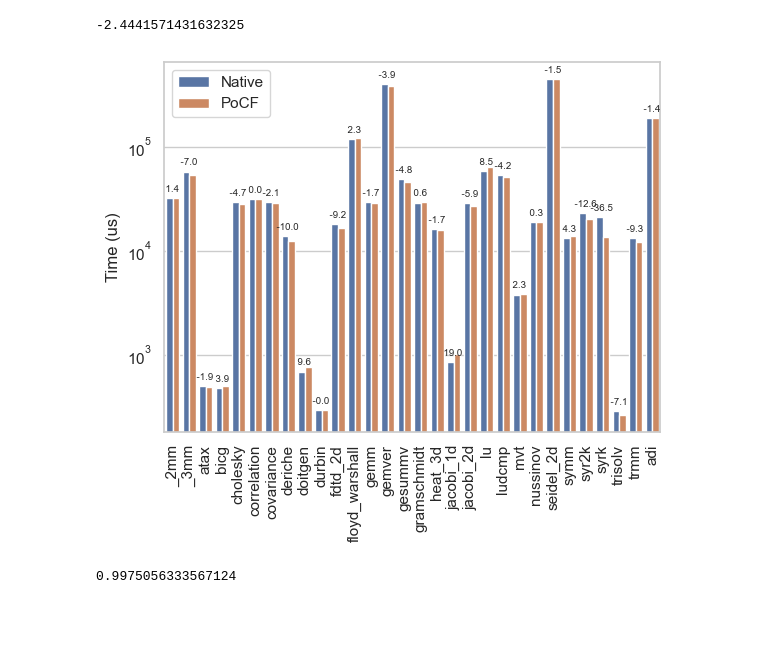
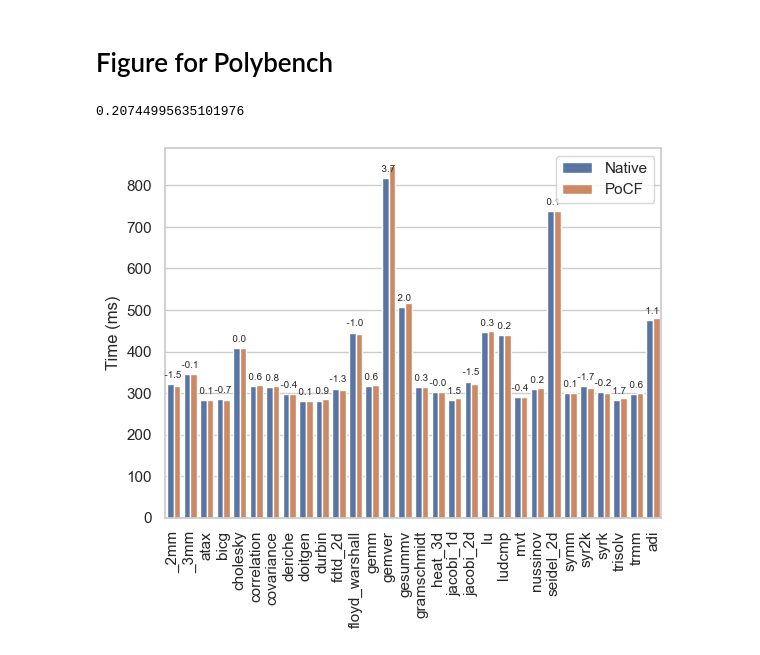
Before and after one commit to ya0guang/PoBF, a Jupyter notebook: scripts/figure.ipynb, the cells around one changed output. Saved outputs shown, nothing was run; the diff lists cells and outputs as text; code cells hidden in the pictures; blank space fills up the shorter version.

```diff
--- a/scripts/figure.ipynb
+++ b/scripts/figure.ipynb
@@ -1 +1,15 @@
+# %% [markdown]
+# Figure for Polybench
+# %%
+def extract_elapsed_ms(file):
+    for line in open(file, "r"):
+        if "Time used: " in line:
+            splited = line.split(" ")
+            for s in splited:
+                if "ms." in s:
+                    return float(s.replace("ms.", ""))
+                if "s." in s:
+                    return float(s.replace("s.", "")) * 1000
+
+    raise Exception("Could not find time in file")
 # %%
@@ -8,6 +24,7 @@ import os
 
 def polypench_analyze(focused):
     result = {}
+    path = "../data/task_polybench/"
     for dirname, subdirlist, filelist in os.walk(path):
         if dirname == path:
             for dir in subdirlist:
@@ -18,7 +35,7 @@ def polypench_analyze(focused):
         for fname in filelist:
             subtask = os.path.basename(os.path.normpath(dirname))
             if focused in fname:
-                data = extract(dirname + "/" + fname, subtask)
+                data = extract_elapsed_ms(dirname + "/" + fname)
                 result[subtask].append(data)
 
     return result
@@ -28,11 +45,11 @@ import pandas as pd
 import seaborn as sns
 import numpy as np
 
-poly_native = polypench_analyze("result_native")
+poly_native = polypench_analyze("enclave_native")
 poly_native = pd.DataFrame(poly_native)
 poly_native = poly_native.transpose()
 
-poly_pobf = polypench_analyze("result_pobf")
+poly_pobf = polypench_analyze("enclave_pobf")
 poly_pobf = pd.DataFrame(poly_pobf)
 poly_pobf = poly_pobf.transpose()
 
@@ -50,30 +67,30 @@ for i in poly.index:
 
 np.average(poly["overhead"])
 # %% [output]
--2.4441571431632325
+0.20744995635101976
 # %%
 sns.set(style="whitegrid")
 xs = []
 ys = []
 hue = []
 overhead = []
 for i in poly.index:
     xs.append(i)
     xs.append(i)
     ys.append(poly["native"][i])
     ys.append(poly["pobf"][i])
     hue.append("Native")
     hue.append("PoCF")
 
 assert(len(xs) == len(ys))
 g = sns.barplot(x=xs, y=ys, hue=hue)
-g.set_yscale("log")
+# g.set_yscale("log")
 g.set_xticklabels(g.get_xticklabels(), rotation=90)
 
 overhead_precentage = "  " + poly["overhead"].round(1).astype(str)
 
 g.bar_label(g.containers[0], labels = overhead_precentage, fontsize=7, padding=3)
-g.set_ylabel("Time (us)")
+g.set_ylabel("Time (ms)", fontsize = 12)
 plt.savefig("../polybench.pdf", bbox_inches='tight')
 # %% [output]
-[figure, old version]
+[figure, new version]
@@ -100,5 +96,0 @@ for f in files:
-# %%
-avg = np.average(overhead)
-avg
-# %% [output]
-0.9975056333567124
```
Also changed, not shown: parts of 8 cells of this notebook, 8 other files.
